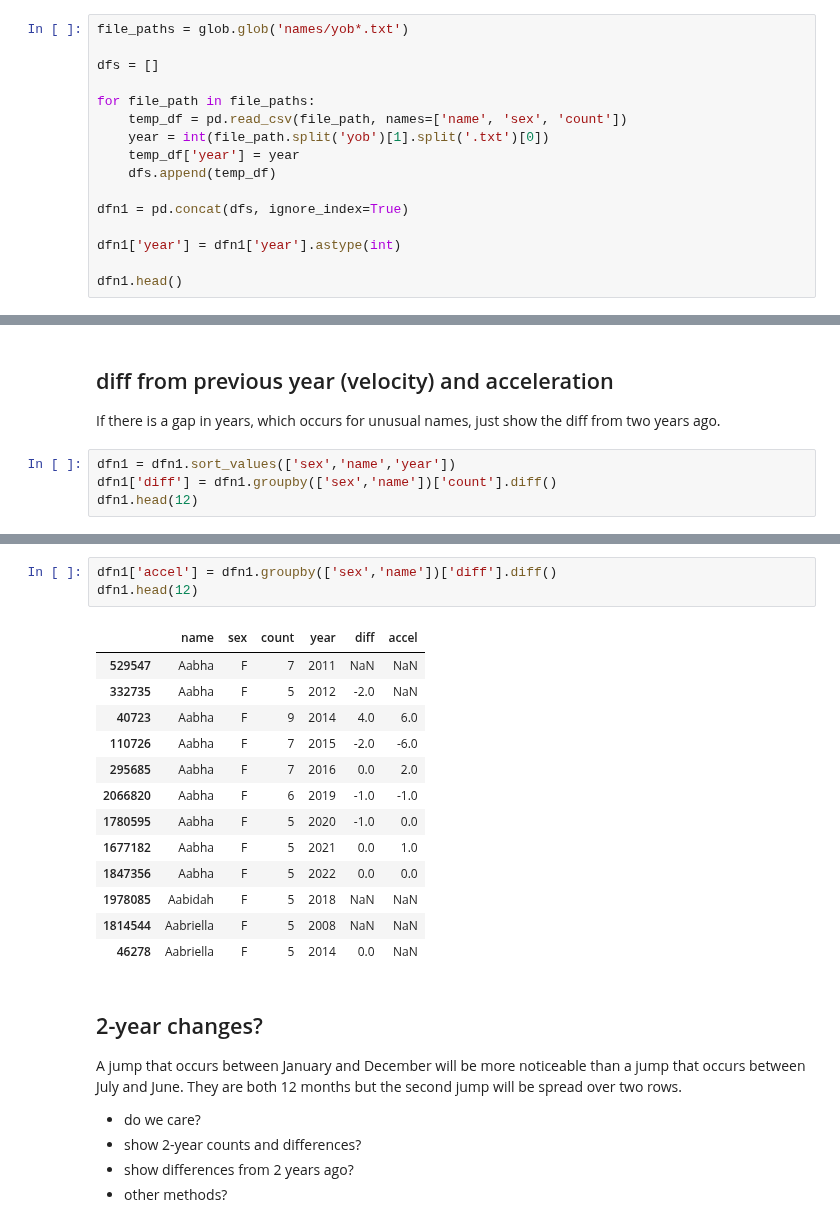
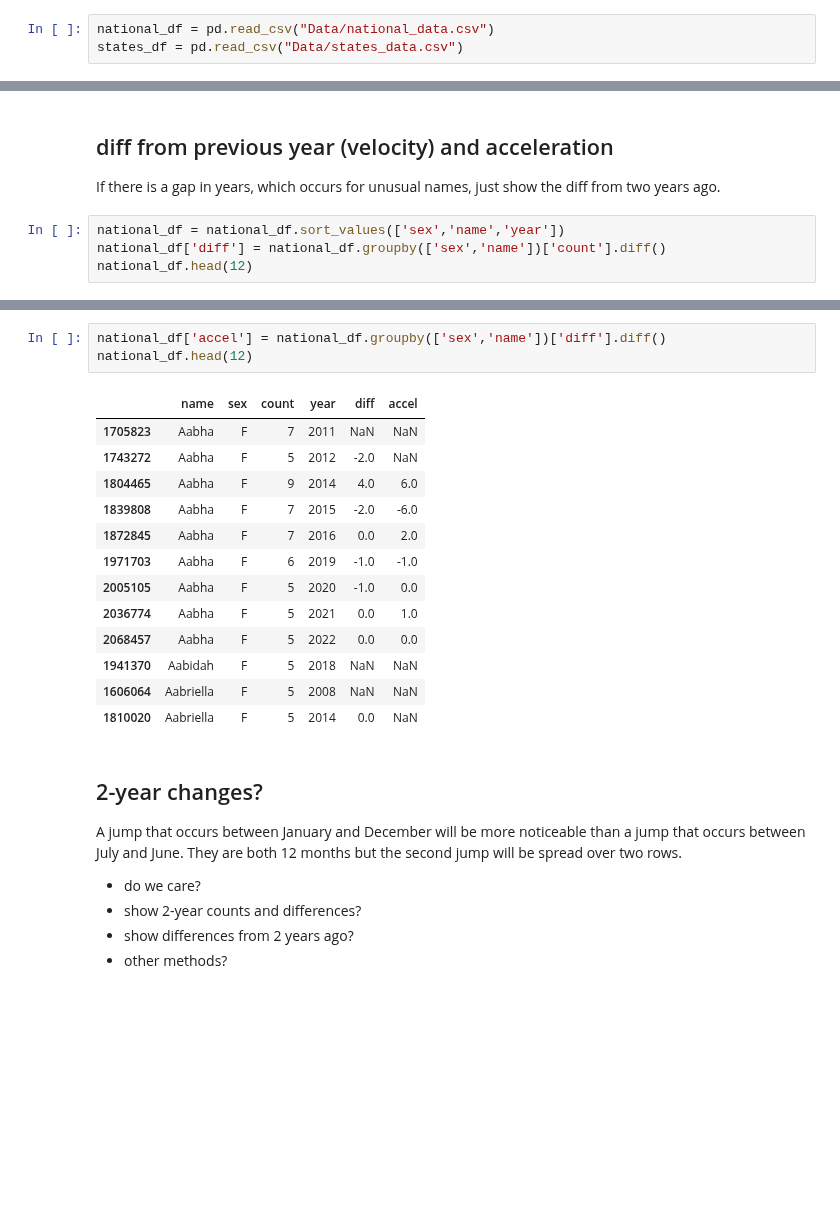
Before and after one commit to paulsch1/capstone, a Jupyter notebook: cap2_national.ipynb, the cells around one changed output, grey strips where cells are left out. Cells and saved outputs as stored; diff of their text form; blank space fills up the shorter version.

```diff
--- a/cap2_national.ipynb
+++ b/cap2_national.ipynb
@@ -11,16 +9,3 @@ Previous steps:
 # %%
-file_paths = glob.glob('names/yob*.txt')
-
-dfs = []
-
-for file_path in file_paths:
-    temp_df = pd.read_csv(file_path, names=['name', 'sex', 'count'])
-    year = int(file_path.split('yob')[1].split('.txt')[0])
-    temp_df['year'] = year
-    dfs.append(temp_df)
-
-dfn1 = pd.concat(dfs, ignore_index=True)
-
-dfn1['year'] = dfn1['year'].astype(int)
-
-dfn1.head()
+national_df = pd.read_csv("Data/national_data.csv")
+states_df = pd.read_csv("Data/states_data.csv")
@@ -35,8 +13,8 @@ dfn1.head()
 ## diff from previous year (velocity) and acceleration
 If there is a gap in years, which occurs for unusual names, just show the diff from two years ago.
 # %%
-dfn1 = dfn1.sort_values(['sex','name','year'])
-dfn1['diff'] = dfn1.groupby(['sex','name'])['count'].diff()
-dfn1.head(12)
+national_df = national_df.sort_values(['sex','name','year'])
+national_df['diff'] = national_df.groupby(['sex','name'])['count'].diff()
+national_df.head(12)
 # %% [output]
 |  | name | sex | count | year | diff |
@@ -55,20 +33,20 @@ dfn1.head(12)
 # %%
-dfn1['accel'] = dfn1.groupby(['sex','name'])['diff'].diff()
-dfn1.head(12)
+national_df['accel'] = national_df.groupby(['sex','name'])['diff'].diff()
+national_df.head(12)
 # %% [output]
 |  | name | sex | count | year | diff | accel |
-| 529547 | Aabha | F | 7 | 2011 | NaN | NaN |
-| 332735 | Aabha | F | 5 | 2012 | -2.0 | NaN |
-| 40723 | Aabha | F | 9 | 2014 | 4.0 | 6.0 |
-| 110726 | Aabha | F | 7 | 2015 | -2.0 | -6.0 |
-| 295685 | Aabha | F | 7 | 2016 | 0.0 | 2.0 |
-| 2066820 | Aabha | F | 6 | 2019 | -1.0 | -1.0 |
-| 1780595 | Aabha | F | 5 | 2020 | -1.0 | 0.0 |
-| 1677182 | Aabha | F | 5 | 2021 | 0.0 | 1.0 |
-| 1847356 | Aabha | F | 5 | 2022 | 0.0 | 0.0 |
-| 1978085 | Aabidah | F | 5 | 2018 | NaN | NaN |
-| 1814544 | Aabriella | F | 5 | 2008 | NaN | NaN |
-| 46278 | Aabriella | F | 5 | 2014 | 0.0 | NaN |
+| 1705823 | Aabha | F | 7 | 2011 | NaN | NaN |
+| 1743272 | Aabha | F | 5 | 2012 | -2.0 | NaN |
+| 1804465 | Aabha | F | 9 | 2014 | 4.0 | 6.0 |
+| 1839808 | Aabha | F | 7 | 2015 | -2.0 | -6.0 |
+| 1872845 | Aabha | F | 7 | 2016 | 0.0 | 2.0 |
+| 1971703 | Aabha | F | 6 | 2019 | -1.0 | -1.0 |
+| 2005105 | Aabha | F | 5 | 2020 | -1.0 | 0.0 |
+| 2036774 | Aabha | F | 5 | 2021 | 0.0 | 1.0 |
+| 2068457 | Aabha | F | 5 | 2022 | 0.0 | 0.0 |
+| 1941370 | Aabidah | F | 5 | 2018 | NaN | NaN |
+| 1606064 | Aabriella | F | 5 | 2008 | NaN | NaN |
+| 1810020 | Aabriella | F | 5 | 2014 | 0.0 | NaN |
 # %% [markdown]
 ## 2-year changes?
 A jump that occurs between January and December will be more noticeable than a jump that occurs between July and June. They are both 12 months but the second jump will be spread over two rows.
```
Also changed, not shown: parts of 9 cells of this notebook.
